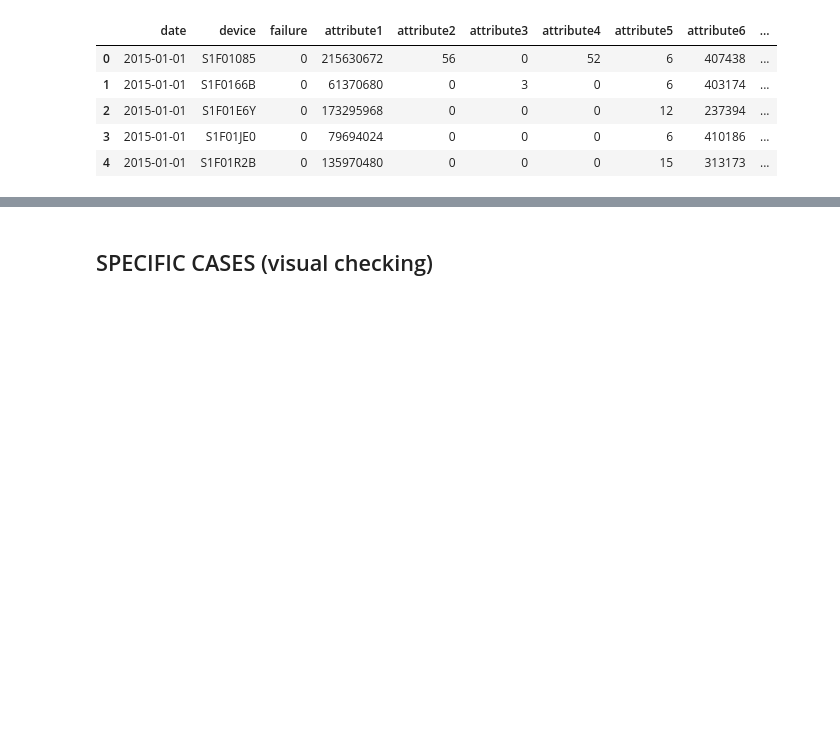
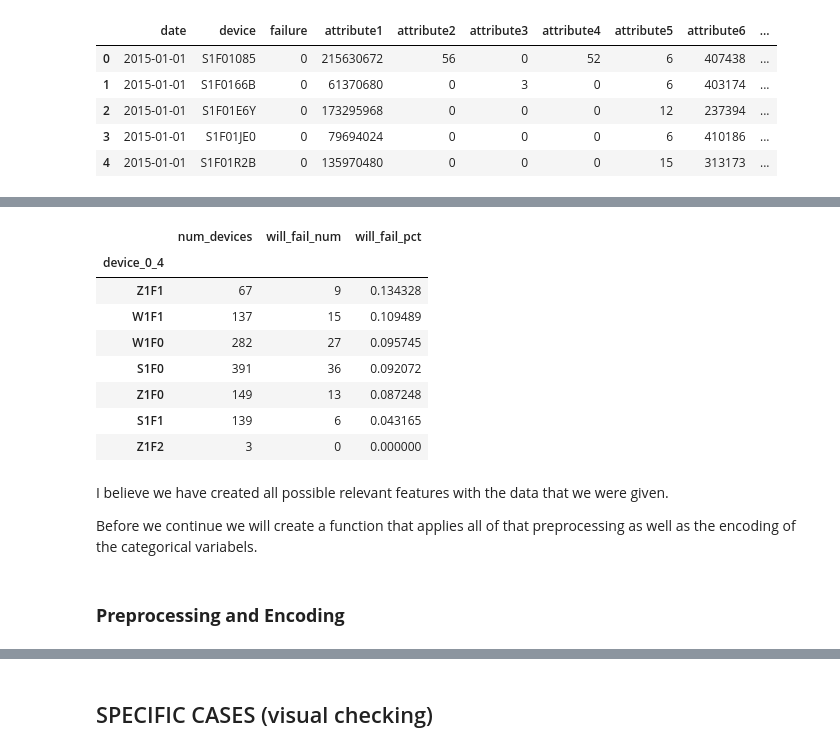
Before and after one commit to rafands/Meli_Tech_Challenge, a Jupyter notebook: prevision_de_falla.ipynb, the cells around one changed output, grey strips where cells are left out. Cells and saved outputs as stored; diff of their text form; code cells hidden in the pictures; blank space fills up the shorter version.

Commit message:
updated prevision_de_falla with new code and preprocessing phase

```diff
--- a/prevision_de_falla.ipynb
+++ b/prevision_de_falla.ipynb
@@ -38,0 +328,2 @@ df_devices = df_devices_fail.merge(df_devices_att, on='device')
+# %%
+df_devices = df_devices.merge(df, how='left', left_on=['device','date_dt_max'], right_on=['device','date_dt'])
@@ -38,0 +358,4 @@ df_devices = df_devices_fail.merge(df_devices_att, on='device')
+# %%
+df_devices['num_days'] = (df_devices['date_dt_max']-df_devices['date_dt_min']).dt.days
+print(df_devices[['date_dt_max', 'date_dt_min', 'num_days']].dtypes)
+df_devices[['date_dt_max', 'date_dt_min', 'num_days']].head()
@@ -38,0 +380,13 @@ df_devices = df_devices_fail.merge(df_devices_att, on='device')
+# %%
+# date_dt_max_day
+df_devices['date_dt_max_day'] = df_devices['date_dt_max'].dt.day
+
+# date_dt_max_month
+df_devices['date_dt_max_month'] = df_devices['date_dt_max'].dt.month
+
+# date_dt_max_weekday
+df_devices['date_dt_max_weekday'] = df_devices['date_dt_max'].dt.weekday
+
+# VALIDATE
+print(df_devices[['date_dt_max_day', 'date_dt_max_month', 'date_dt_max_weekday']].describe().round(1))
+df_devices[['date_dt_max', 'date_dt_max_day', 'date_dt_max_month', 'date_dt_max_weekday']].head()
@@ -38,0 +441,8 @@ df_devices = df_devices_fail.merge(df_devices_att, on='device')
+# %%
+# Extract the first three characters of the 'device' column
+df_devices['device_0_3'] = df_devices['device'].str[0:3]
+print(f'first 3 charcaters: {df_devices['device_0_3'].unique().tolist()}')
+
+# Extract the first three characters of the 'device' column (more granular)
+df_devices['device_0_4'] = df_devices['device'].str[0:4]
+print(f'first 4 charcaters: {df_devices['device_0_4'].unique().tolist()}')
@@ -38,0 +466,22 @@ df_devices = df_devices_fail.merge(df_devices_att, on='device')
+# %%
+# For first four characters ('device_0_4')
+df_devices[['device_0_4','will_fail']].groupby('device_0_4').agg(num_devices=('device_0_4','count'),
+                                                                 will_fail_num=('will_fail','sum'),
+                                                                 will_fail_pct=('will_fail','mean')
+                                                                 ).sort_values('will_fail_pct', ascending=False)
+# %% [output]
+|  | num_devices | will_fail_num | will_fail_pct |
+| device_0_4 |  |  |  |
+| Z1F1 | 67 | 9 | 0.134328 |
+| W1F1 | 137 | 15 | 0.109489 |
+| W1F0 | 282 | 27 | 0.095745 |
+| S1F0 | 391 | 36 | 0.092072 |
+| Z1F0 | 149 | 13 | 0.087248 |
+| S1F1 | 139 | 6 | 0.043165 |
+| Z1F2 | 3 | 0 | 0.000000 |
+# %% [markdown]
+I believe we have created all possible relevant features with the data that we were given.
+
+Before we continue we will create a function that applies all of that preprocessing as well as the encoding of the categorical variabels.
+# %% [markdown]
+### **Preprocessing and Encoding**
```
Also changed, not shown: parts of 58 cells of this notebook.
